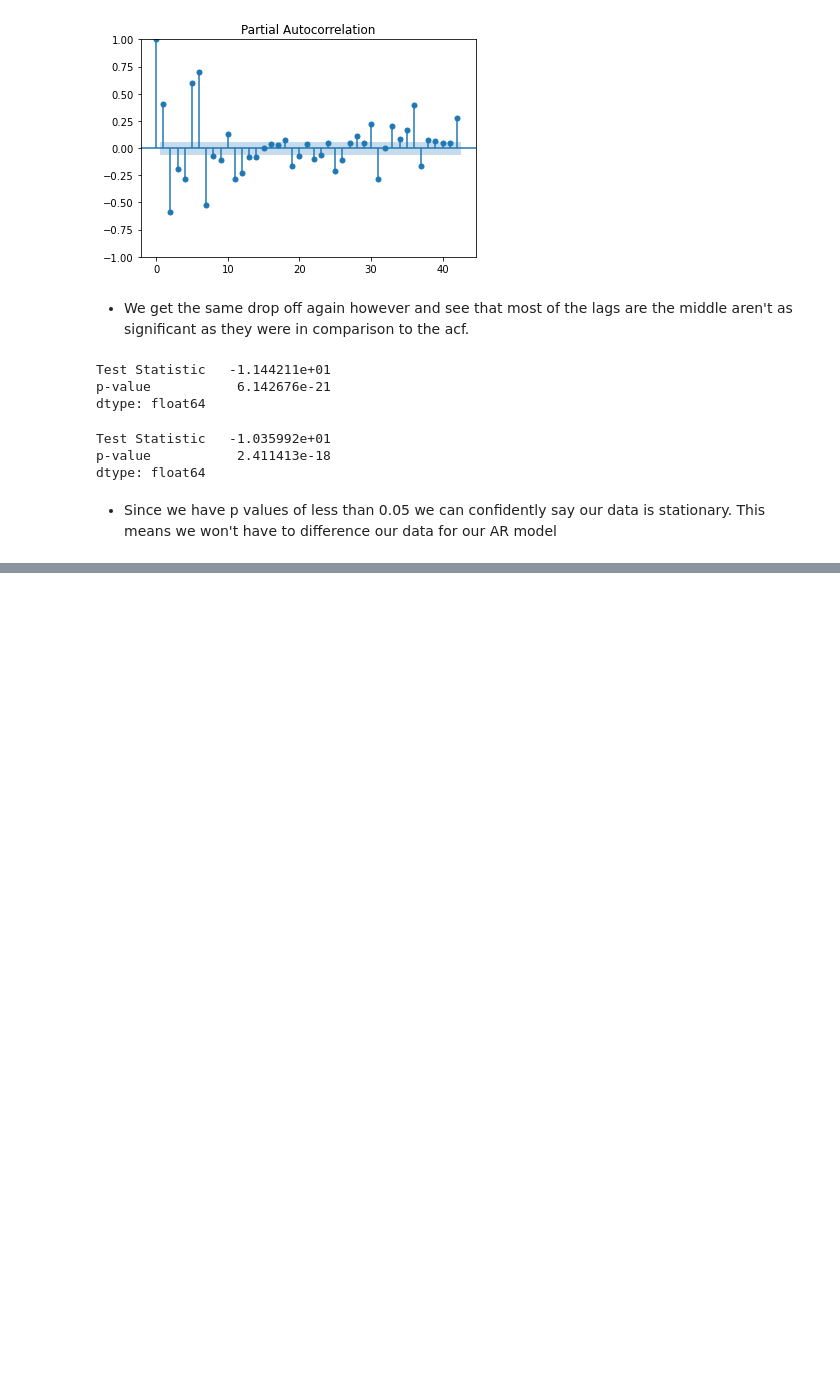
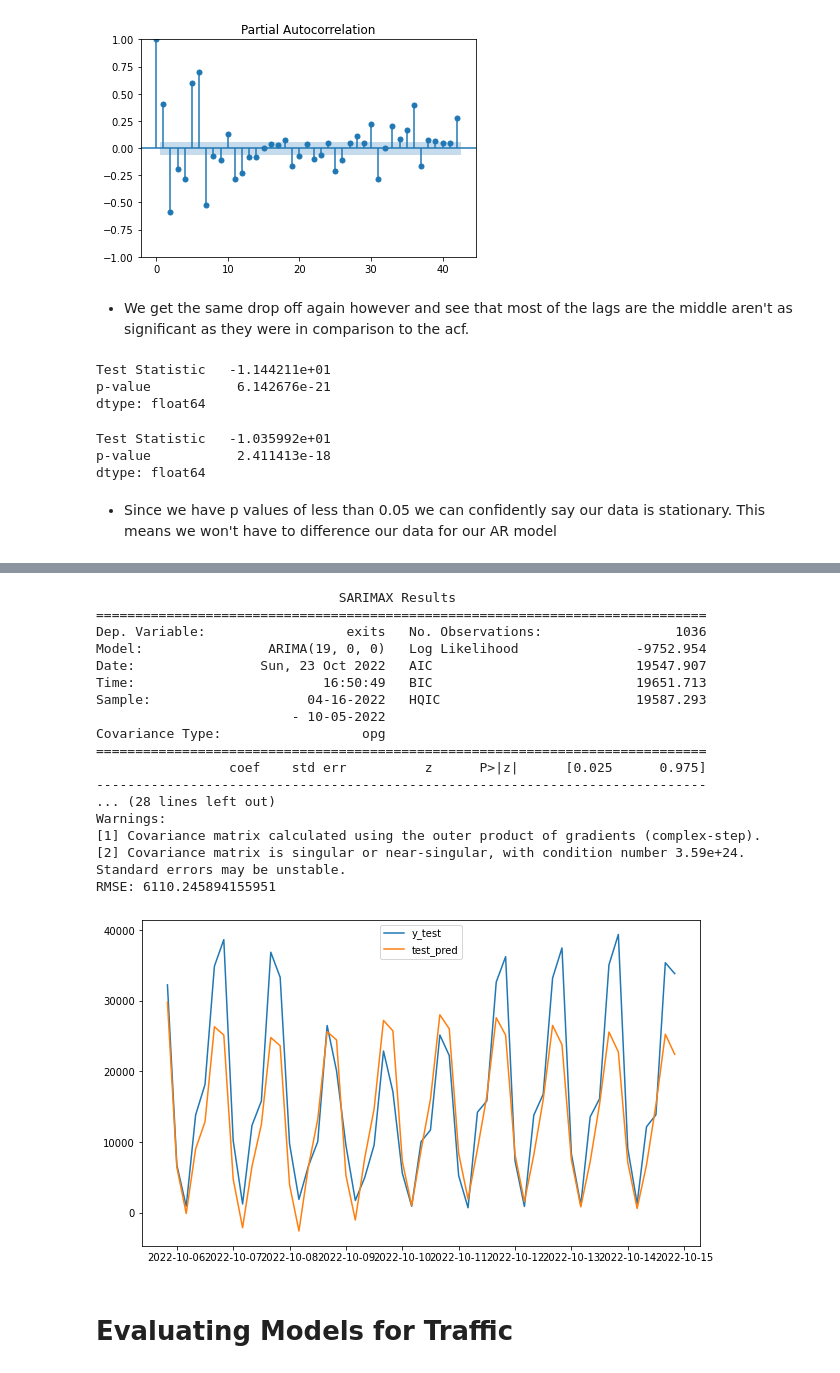
Before and after one commit to lmarett8/nyc_subway_traffic, a Jupyter notebook: notebooks/04_Preprocessing_Modeling.ipynb, the cells around one changed output, grey strips where cells are left out. Saved outputs shown, nothing was run; the diff lists cells and outputs as text; code cells hidden in the pictures; blank space fills up the shorter version.

```diff
--- a/notebooks/04_Preprocessing_Modeling.ipynb
+++ b/notebooks/04_Preprocessing_Modeling.ipynb
@@ -290,0 +266,6 @@ RMSE: 3427.2703388166906
+# %%
+p_values = range(0,20)
+d_values = [0] #Since the data is already stationary
+q_values = [0] # To check the MA of 1 lag
+
+p, d, q = AR_model_gridsearch(df['exits'], p_values, d_values, q_values)
@@ -290,0 +305,23 @@ RMSE: 3427.2703388166906
+# %%
+evaluate_model(df['exits'], p, d, q)
+# %% [output]
+                               SARIMAX Results
+==============================================================================
+Dep. Variable:                  exits   No. Observations:                 1036
+Model:                ARIMA(19, 0, 0)   Log Likelihood               -9752.954
+Date:                Sun, 23 Oct 2022   AIC                          19547.907
+Time:                        16:50:49   BIC                          19651.713
+Sample:                    04-16-2022   HQIC                         19587.293
+                         - 10-05-2022
+Covariance Type:                  opg
+==============================================================================
+                 coef    std err          z      P>|z|      [0.025      0.975]
+------------------------------------------------------------------------------
+... (28 lines left out)
+Warnings:
+[1] Covariance matrix calculated using the outer product of gradients (complex-step).
+[2] Covariance matrix is singular or near-singular, with condition number 3.59e+24. Standard errors may be unstable.
+RMSE: 6110.245894155951
+[figure, added]
+# %% [markdown]
+# Evaluating Models for Traffic
```
Also changed, not shown: parts of 16 cells of this notebook, 1 other file.
